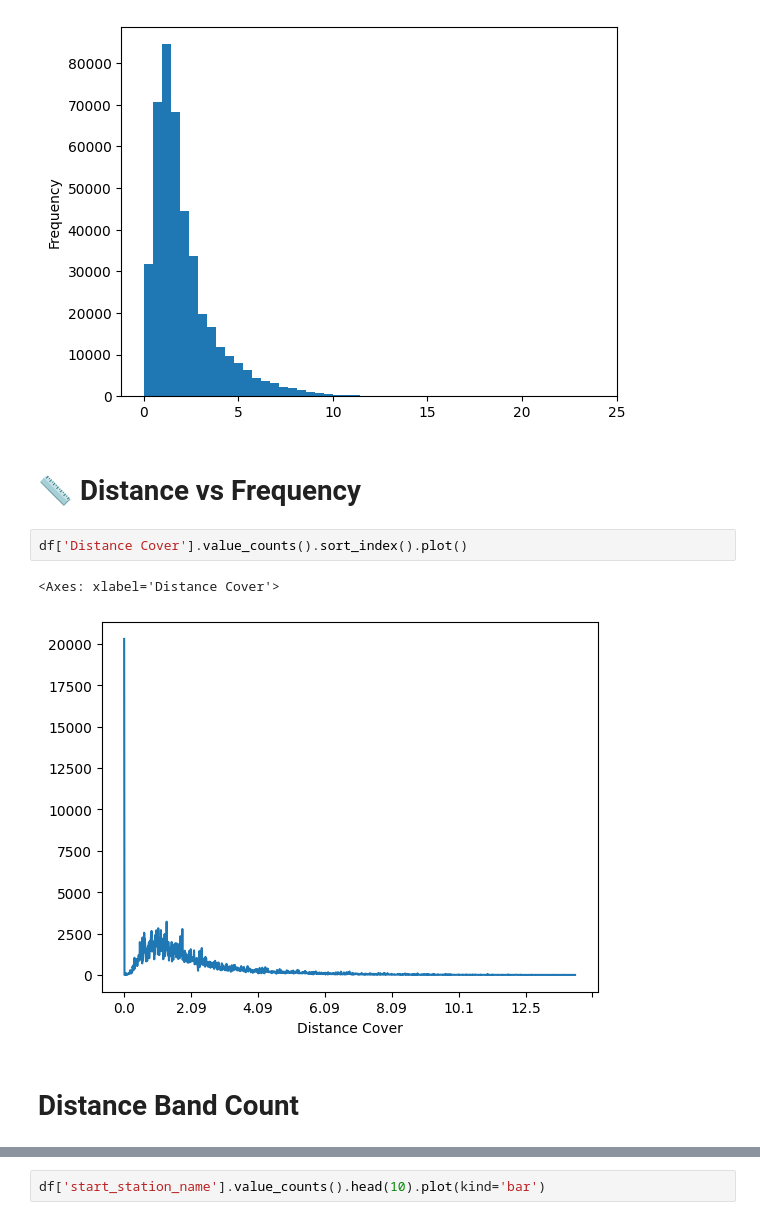
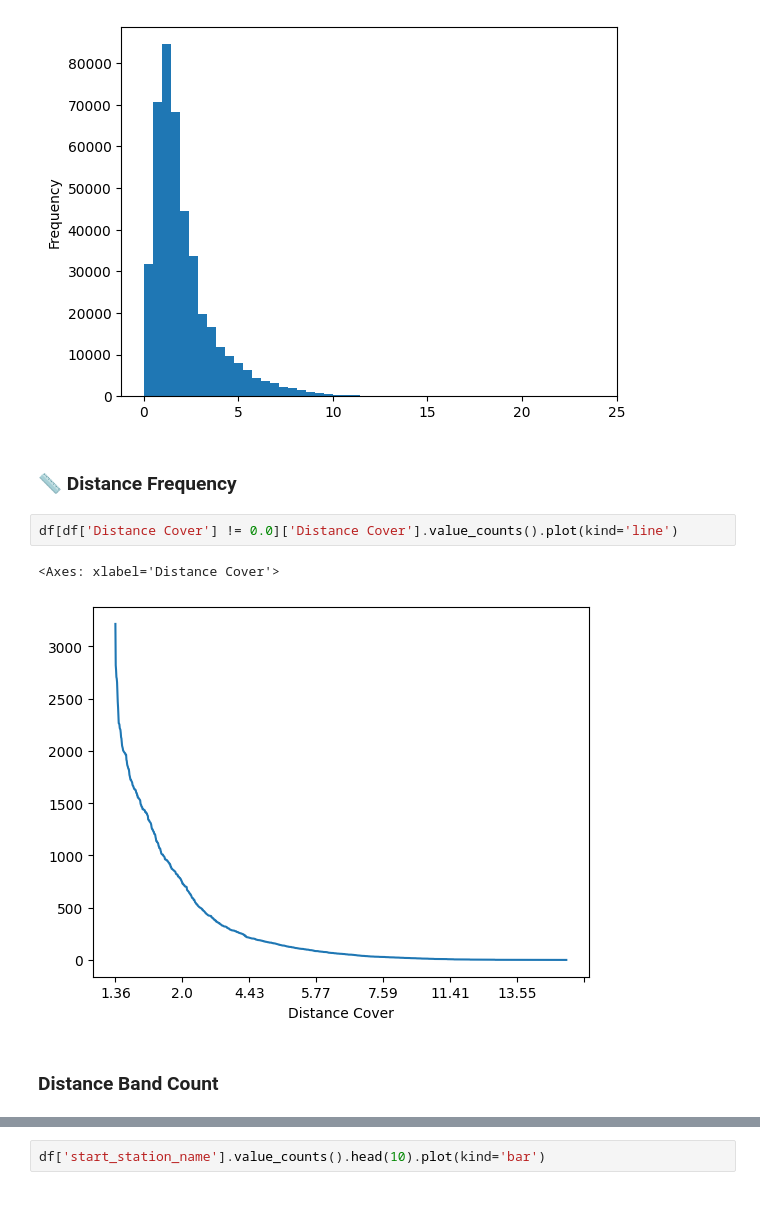
Before and after one commit to Ammarakanwal/Divvy_Trip, a Jupyter notebook: CaseStudy.ipynb, the cells around one changed output, grey strips where cells are left out. Saved outputs shown, nothing was run; the diff lists cells and outputs as text.

```diff
--- a/CaseStudy.ipynb
+++ b/CaseStudy.ipynb
@@ -320,12 +320,12 @@ df['Distance Cover'].plot(kind='hist', bins=50)
 <Axes: ylabel='Frequency'>
 [figure]
 # %% [markdown]
-# 📏 Distance vs Frequency
+### 📏 Distance Frequency
 # %%
-df['Distance Cover'].value_counts().sort_index().plot()
+df[df['Distance Cover'] != 0.0]['Distance Cover'].value_counts().plot(kind='line')
 # %% [output]
 <Axes: xlabel='Distance Cover'>
-[figure, old version]
+[figure, new version]
 # %% [markdown]
-# Distance Band Count
+### Distance Band Count
 # %%
```
Also changed, not shown: parts of 24 cells of this notebook, 1 other file.
